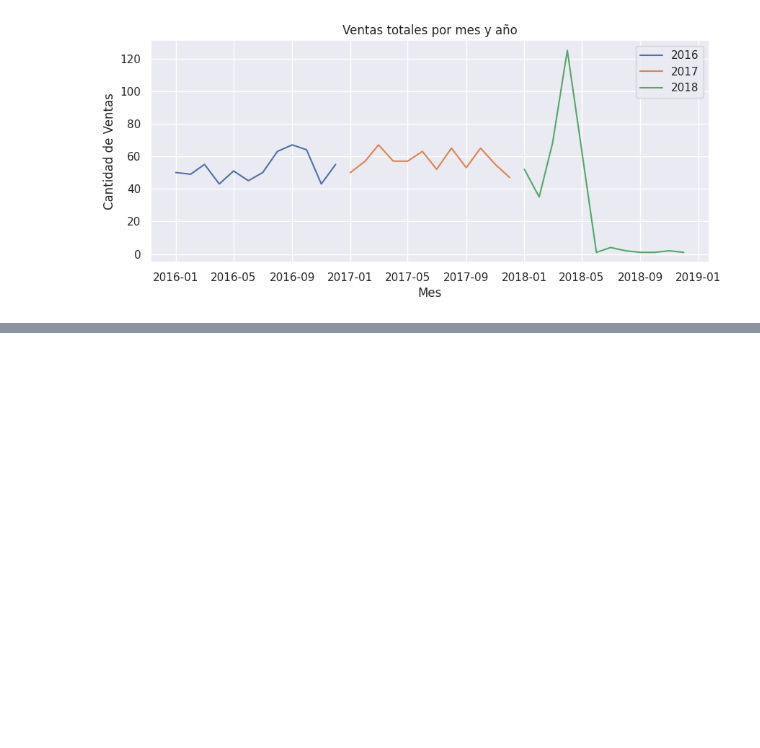
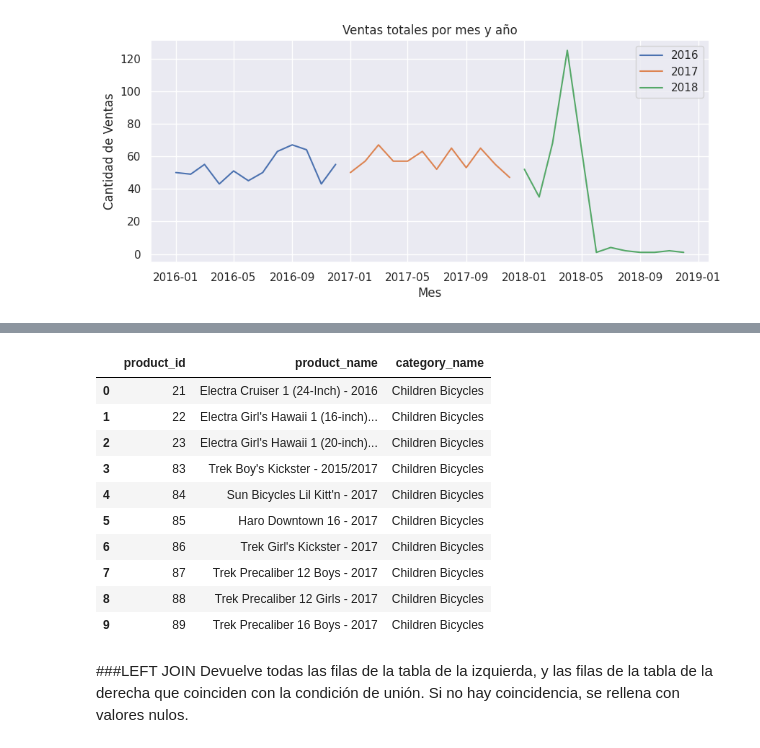
Before and after one commit to AlejandroSenabre/Data-Analysis-with-SQL, a Jupyter notebook: BikeStore_with_SQL.ipynb, the cells around one changed output, grey strips where cells are left out. Saved outputs shown, nothing was run; the diff lists cells and outputs as text; code cells hidden in the pictures; blank space fills up the shorter version.

```diff
--- a/BikeStore_with_SQL.ipynb
+++ b/BikeStore_with_SQL.ipynb
@@ -324,0 +347,24 @@ plt.show()
+# %%
+query = """
+SELECT p.product_id, p.product_name, c.category_name FROM categories c
+JOIN products p
+ON p.category_id = c.category_id
+LIMIT 10;
+"""
+df = pd.read_sql_query(query, connection)
+df
+# %% [output]
+|  | product_id | product_name | category_name |
+| 0 | 21 | Electra Cruiser 1 (24-Inch) - 2016 | Children Bicycles |
+| 1 | 22 | Electra Girl's Hawaii 1 (16-inch)... | Children Bicycles |
+| 2 | 23 | Electra Girl's Hawaii 1 (20-inch)... | Children Bicycles |
+| 3 | 83 | Trek Boy's Kickster - 2015/2017 | Children Bicycles |
+| 4 | 84 | Sun Bicycles Lil Kitt'n - 2017 | Children Bicycles |
+| 5 | 85 | Haro Downtown 16 - 2017 | Children Bicycles |
+| 6 | 86 | Trek Girl's Kickster - 2017 | Children Bicycles |
+| 7 | 87 | Trek Precaliber 12 Boys - 2017 | Children Bicycles |
+| 8 | 88 | Trek Precaliber 12 Girls - 2017 | Children Bicycles |
+| 9 | 89 | Trek Precaliber 16 Boys - 2017 | Children Bicycles |
+# %% [markdown]
+###LEFT JOIN
+Devuelve todas las filas de la tabla de la izquierda, y las filas de la tabla de la derecha que coinciden con la condición de unión. Si no hay coincidencia, se rellena con valores nulos.
```
Also changed, not shown: parts of 5 cells of this notebook.
